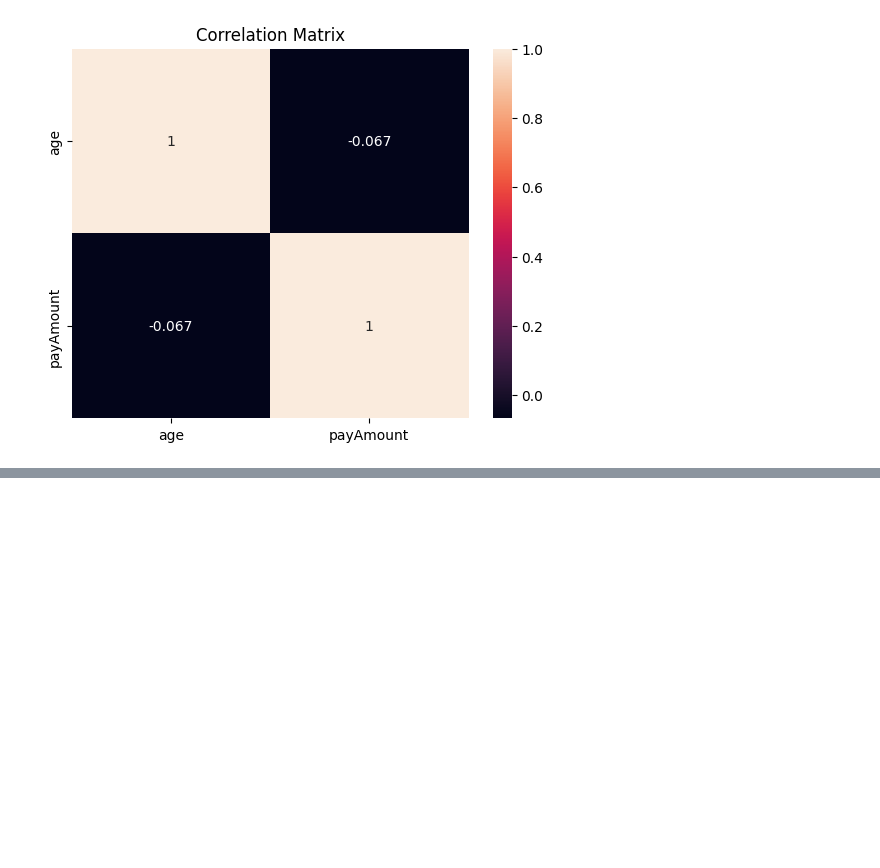
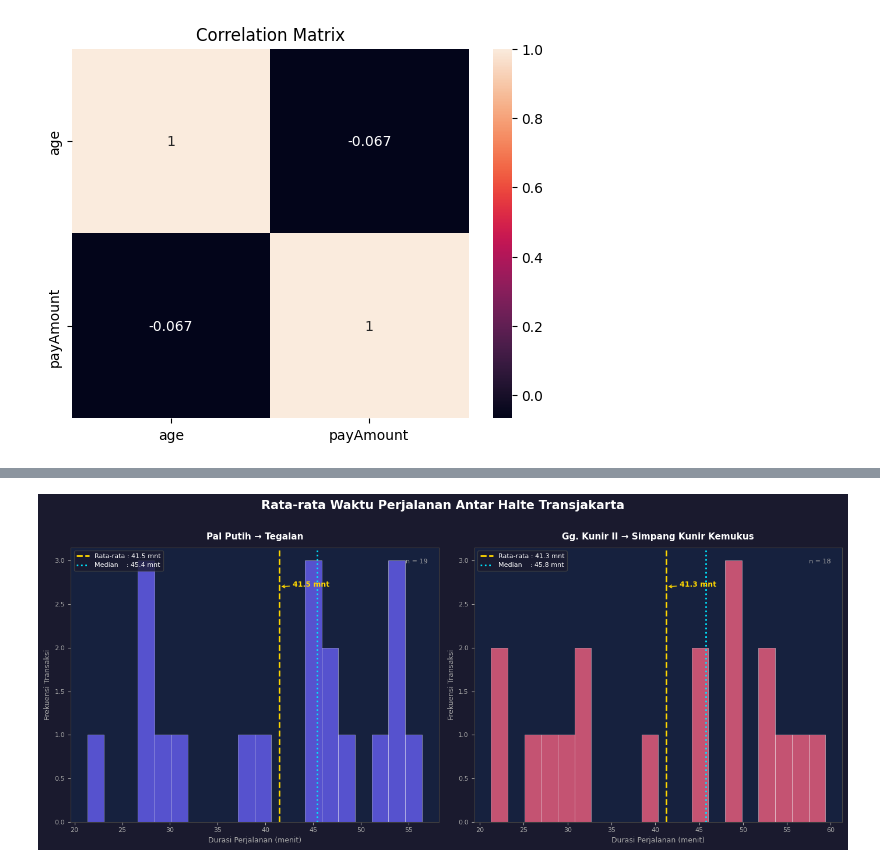
Before and after one commit to Firdausizm/Project_compiler_2026, a Jupyter notebook: data_pipeline.ipynb, the cells around one changed output, grey strips where cells are left out. Drawn from its saved outputs; the diff is of its cells as text; code cells hidden in the pictures; blank space fills up the shorter version.

```diff
--- a/data_pipeline.ipynb
+++ b/data_pipeline.ipynb
@@ -133,9 +136,11 @@ df.loc[(df['age'] < 5) | (df['age'] > 100), 'age'] = np.nan
 # %% [markdown]
 # save clean dataset
 # %%
+df_clean = df
+
 cleaned_file = "dfTransjakarta_cleaned.csv"
-df.to_csv(cleaned_file, index=False)
-print(f"Cleaned dataset saved to {cleaned_file}. Shape: {df.shape}")
+df_clean.to_csv(cleaned_file, index=False)
+print(f"Cleaned dataset saved to {cleaned_file}. Shape: {df_clean.shape}")
 # %% [output]
 Cleaned dataset saved to dfTransjakarta_cleaned.csv. Shape: (37900, 36)
 # %% [markdown]
@@ -168,0 +194,88 @@ Data Pipeline Completed Successfully!
+# %%
+# Definisi rute
+routes = [
+    {
+        'label':   'Pal Putih → Tegalan',
+        'tap_in':  'Pal Putih',
+        'tap_out': 'Tegalan',
+        'color':   '#6C63FF',
+    },
+    {
+        'label':   'Gg. Kunir II → Simpang Kunir Kemukus',
+        'tap_in':  'Gg. Kunir II',
+        'tap_out': 'Simpang Kunir Kemukus',
+        'color':   '#FF6584',
+    },
+]
+
+results       = []
+distributions = []
+
+for r in routes:
+    mask = (
+        (df_clean['tapInStopsName']  == r['tap_in']) &
+        (df_clean['tapOutStopsName'] == r['tap_out']) &
+        (df_clean['trip_duration_mins'] > 0) &
+        (df_clean['trip_duration_mins'] < 300)
+    )
+    subset = df_clean.loc[mask, 'trip_duration_mins'].dropna()
+    avg    = subset.mean()
+    median = subset.median()
+    count  = len(subset)
+    results.append({'label': r['label'], 'avg_min': avg, 'median_min': median,
+                    'count': count, 'color': r['color']})
+    distributions.append(subset)
+
+# Visualisasi
+plt.style.use('dark_background')
+fig, axes = plt.subplots(1, 2, figsize=(14, 6))
+fig.patch.set_facecolor('#1A1A2E')
+fig.suptitle('Rata-rata Waktu Perjalanan Antar Halte Transjakarta',
+             fontsize=15, fontweight='bold', color='white', y=1.01)
+
+for ax, res, dist in zip(axes, results, distributions):
+    ax.set_facecolor('#16213E')
+
+    if dist.empty:
+        ax.text(0.5, 0.5, 'Tidak ada data\nuntuk rute ini',
+                ha='center', va='center', color='white', fontsize=11)
+        ax.set_title(res['label'], color='white', fontsize=11, fontweight='bold')
+        continue
+
+    # Histogram distribusi
+    n, bins, patches = ax.hist(
+        dist, bins=20, color=res['color'], alpha=0.75,
+        edgecolor='white', linewidth=0.4
+    )
+
+    # Garis rata-rata & median
+    ax.axvline(res['avg_min'],    color='#FFD700', lw=2.0, linestyle='--',
+               label=f"Rata-rata : {res['avg_min']:.1f} mnt")
+    ax.axvline(res['median_min'], color='#00E5FF', lw=2.0, linestyle=':',
+               label=f"Median    : {res['median_min']:.1f} mnt")
+
+    ax.set_title(res['label'], color='white', fontsize=11, fontweight='bold', pad=10)
+    ax.set_xlabel('Durasi Perjalanan (menit)', color='#AAAAAA', fontsize=9)
+    ax.set_ylabel('Frekuensi Transaksi',       color='#AAAAAA', fontsize=9)
+    ax.tick_params(colors='#AAAAAA', labelsize=8)
+    for spine in ax.spines.values():
+        spine.set_edgecolor('#444444')
+
+    # Anotasi rata-rata
+    ax.annotate(
+        f"{res['avg_min']:.1f} mnt",
+        xy=(res['avg_min'], n.max() * 0.9),
+        xytext=(res['avg_min'] + (bins[-1]-bins[0])*0.04, n.max() * 0.9),
+        color='#FFD700', fontsize=9, fontweight='bold', ha='left',
+        arrowprops=dict(arrowstyle='->', color='#FFD700', lw=1.0)
+    )
+
+    ax.legend(fontsize=8, facecolor='#1A1A2E', edgecolor='#444444', labelcolor='white')
+    ax.text(0.97, 0.96, f'n = {res["count"]:,}',
+            transform=ax.transAxes, ha='right', va='top',
+            color='#AAAAAA', fontsize=8)
+
+plt.tight_layout()
+plt.show()
+# %% [output]
+[figure, added]
```
Also changed, not shown: parts of 11 cells of this notebook, 2 other files.
